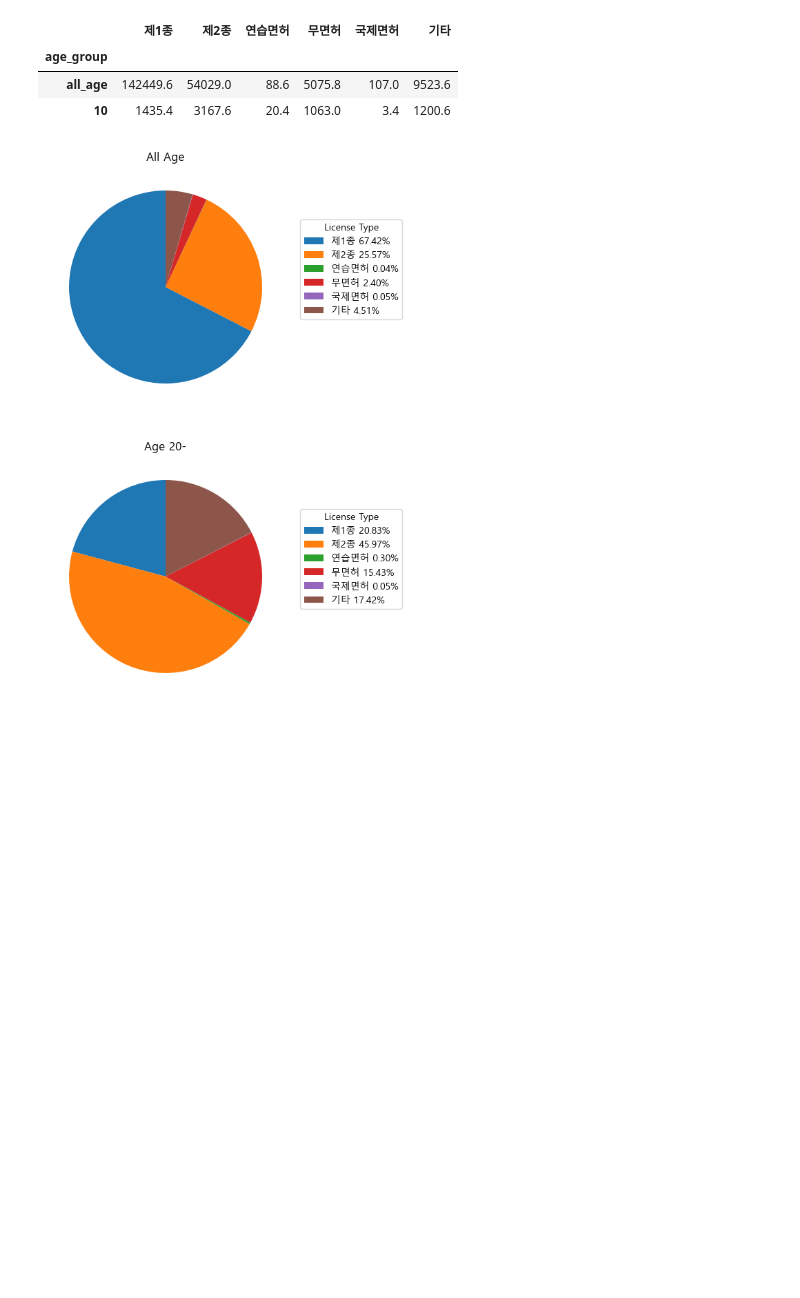
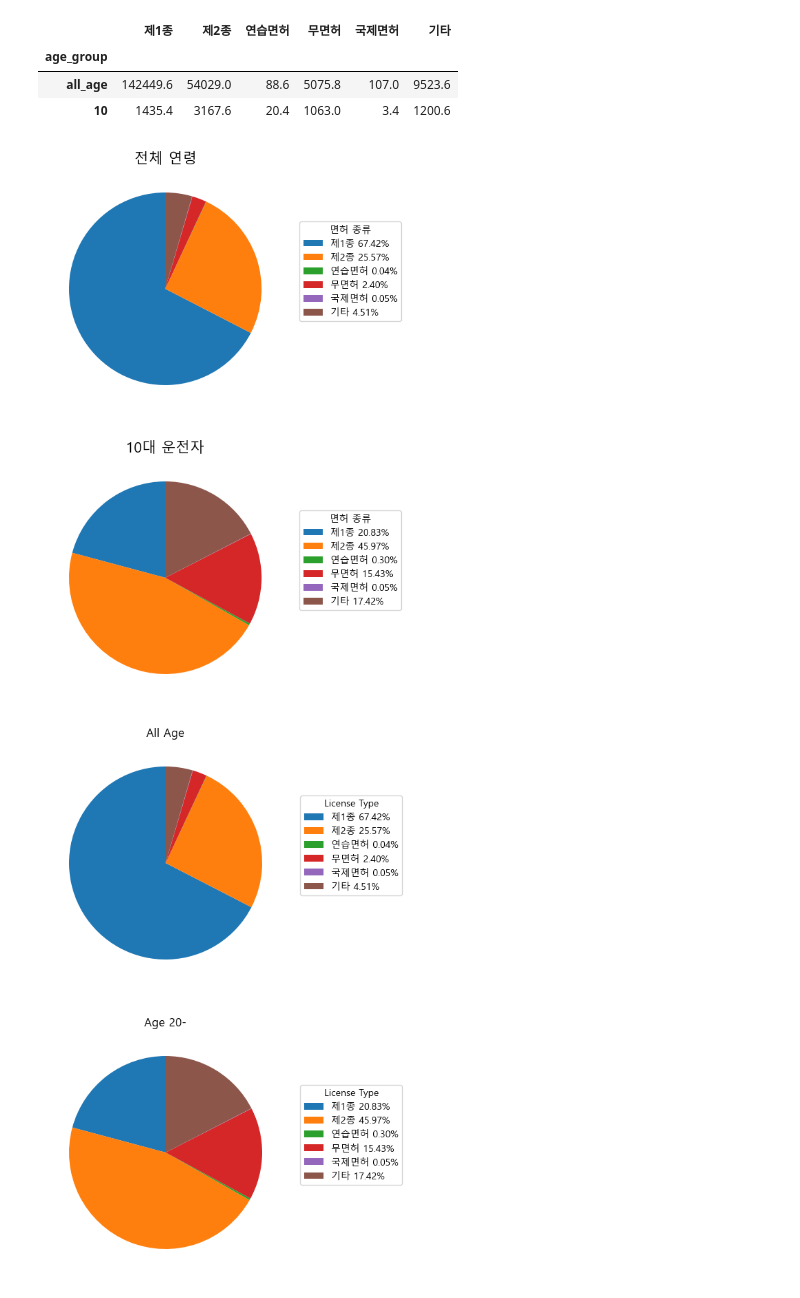
Before and after one commit to hkle2/Elderly_driver_traffic_accident_project, a Jupyter notebook: Code/driver_license_type_5.ipynb, the cells around one changed output. Cells and saved outputs as stored; diff of their text form; code cells hidden in the pictures; blank space fills up the shorter version.

```diff
--- a/Code/driver_license_type_5.ipynb
+++ b/Code/driver_license_type_5.ipynb
@@ -38,6 +38,23 @@ driver_license_type_5_df
 | age_group |  |  |  |  |  |  |
 | all_age | 142449.6 | 54029.0 | 88.6 | 5075.8 | 107.0 | 9523.6 |
 | 10 | 1435.4 | 3167.6 | 20.4 | 1063.0 | 3.4 | 1200.6 |
+# %%
+fig, ax = plt.subplots(nrows=len(driver_license_type_5_df), ncols=1, figsize=(5, len(driver_license_type_5_df) * 5))
+
+for i, (index, row) in enumerate(driver_license_type_5_df.iterrows()):
+    values = row.values
+    labels = row.index
+    wedges, texts = ax[i].pie(values, startangle=90)
+    legend_labels = [f"{label} {value:.2f}%" for label, value in zip(labels, 100 * values / values.sum())]
+    if i == 0:
+        ax[i].set_title("전체 연령", size=15)
+    else:
+        ax[i].set_title("10대 운전자", size=15)
+    legend = ax[i].legend(wedges, legend_labels, title="면허 종류", loc="best", bbox_to_anchor=(1, 0, 0.5, 0.8))
+    # legend._legend_box.align = "left"
+    plt.savefig("./result/driver_license_type_5_v2.png", bbox_inches="tight")
+# %% [output]
+[figure, added]
 # %%
 fig, ax = plt.subplots(nrows=len(driver_license_type_5_df), ncols=1, figsize=(5, len(driver_license_type_5_df) * 5))
 
```
Also changed, not shown: parts of 1 cell of this notebook, 18 other files.
